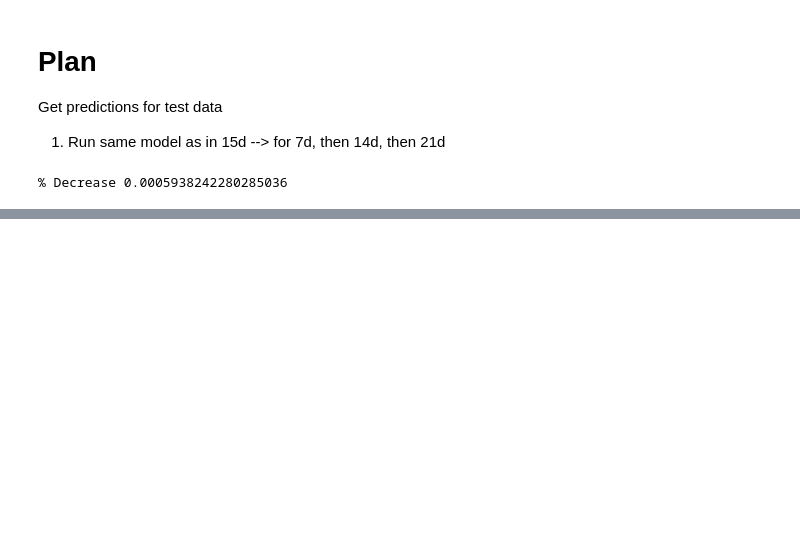
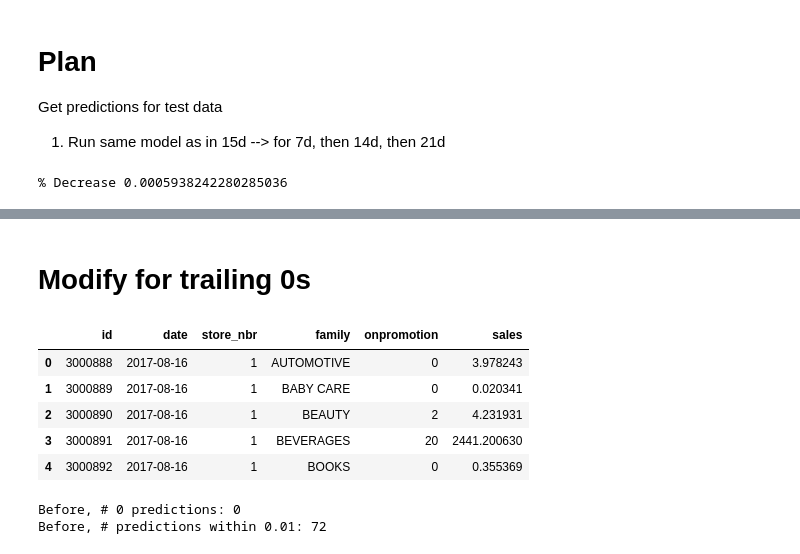
Before and after one commit to akhilkammila/store-sales-v2, a Jupyter notebook: final.ipynb, the cells around one changed output, grey strips where cells are left out. Drawn from its saved outputs; the diff is of its cells as text; code cells hidden in the pictures; blank space fills up the shorter version.

```diff
--- a/final.ipynb
+++ b/final.ipynb
@@ -230,3 +237,24 @@ sales = np.expm1(flattened)
 ids = pd.read_csv('./data/test.csv')['id']
 submission = pd.DataFrame({'id': ids, 'sales': sales})
 submission.to_csv('./submission.csv', index=False)
+# %% [markdown]
+# Modify for trailing 0s
+# %%
+train_df = pd.read_csv('data/train.csv', parse_dates=['date'])
+test_df = pd.read_csv('data/test.csv', parse_dates=['date'])
+
+submission_df = pd.merge(left= test_df, right = submission, on='id')
+submission_df.head()
+# %% [output]
+|  | id | date | store_nbr | family | onpromotion | sales |
+| 0 | 3000888 | 2017-08-16 | 1 | AUTOMOTIVE | 0 | 3.978243 |
+| 1 | 3000889 | 2017-08-16 | 1 | BABY CARE | 0 | 0.020341 |
+| 2 | 3000890 | 2017-08-16 | 1 | BEAUTY | 2 | 4.231931 |
+| 3 | 3000891 | 2017-08-16 | 1 | BEVERAGES | 20 | 2441.200630 |
+| 4 | 3000892 | 2017-08-16 | 1 | BOOKS | 0 | 0.355369 |
+# %%
+print("Before, # 0 predictions:", len(submission_df[submission_df['sales'] == 0]))
+print("Before, # predictions within 0.01:", np.isclose(submission_df['sales'], 0, atol=0.01).sum())
+# %% [output]
+Before, # 0 predictions: 0
+Before, # predictions within 0.01: 72
```
Also changed, not shown: parts of 5 cells of this notebook, 1 other file.
